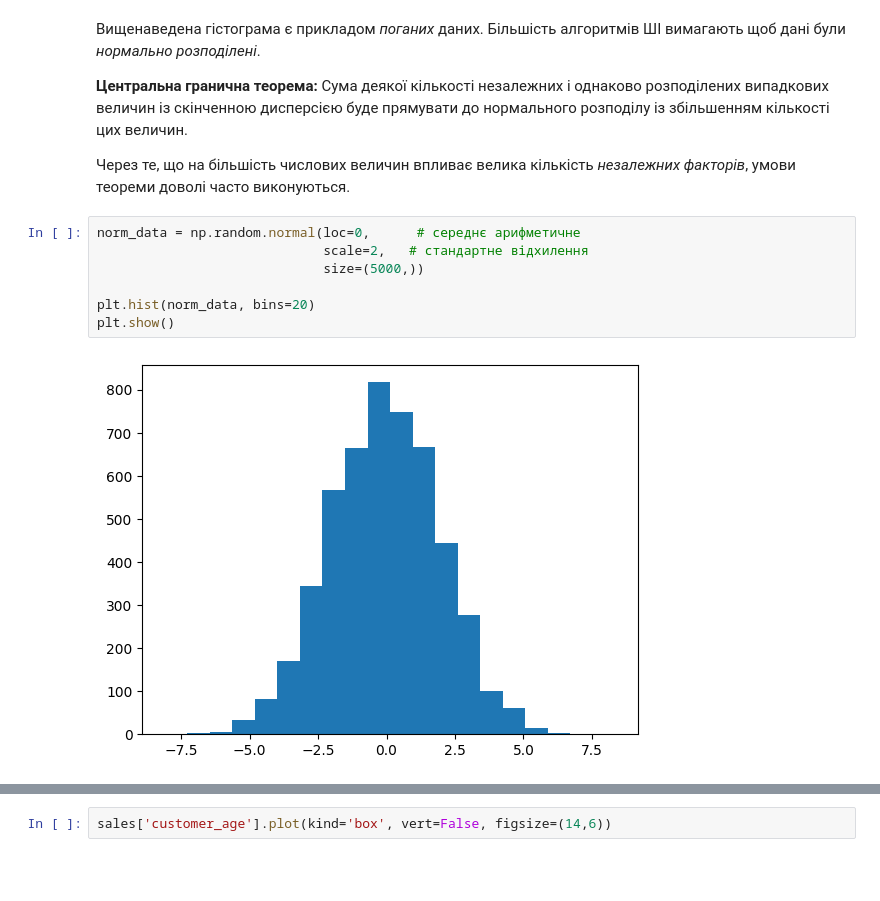
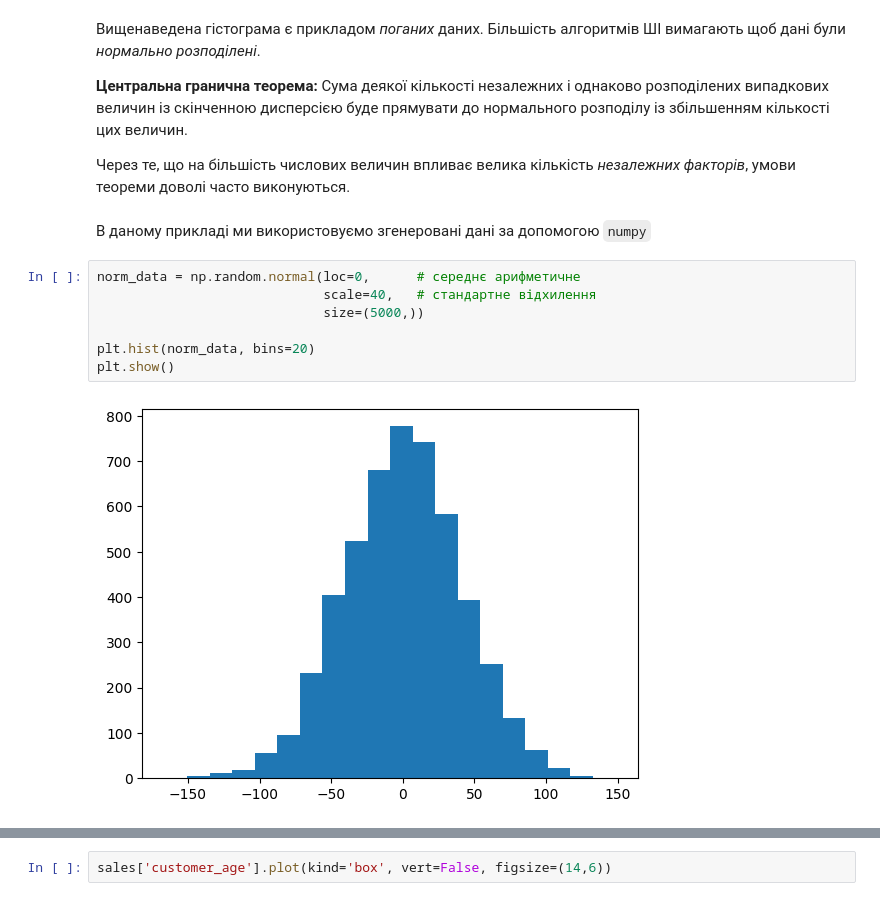
Before and after one commit to HalyshAnton/IT-Step-Pyton-AI, a Jupyter notebook: module2/data_analysis.ipynb, the cells around one changed output, grey strips where cells are left out. Cells and saved outputs as stored; diff of their text form; blank space fills up the shorter version.

```diff
--- a/module2/data_analysis.ipynb
+++ b/module2/data_analysis.ipynb
@@ -174,15 +174,17 @@ Text(0.5, 0, 'Age')
 Сума деякої кількості незалежних і однаково розподілених випадкових величин із скінченною дисперсією буде прямувати до нормального розподілу із збільшенням кількості цих величин.
 
 Через те, що на більшість числових величин впливає велика кількість _незалежних факторів_, умови теореми доволі часто виконуються.
+# %% [markdown]
+В даному прикладі ми використовуємо згенеровані дані за допомогою `numpy`
 # %%
 norm_data = np.random.normal(loc=0,      # середнє арифметичне
-                             scale=2,   # стандартне відхилення
+                             scale=40,   # стандартне відхилення
                              size=(5000,))
 
 plt.hist(norm_data, bins=20)
 plt.show()
 # %% [output]
-[figure, old version]
+[figure, new version]
 # %% [markdown]
 Ящик з вусами `boxplot` показує взаємне розташування усіх квантилів(включно з медіаною), та дозволяє визначити викиди
 
```
Also changed, not shown: parts of 12 cells of this notebook.
